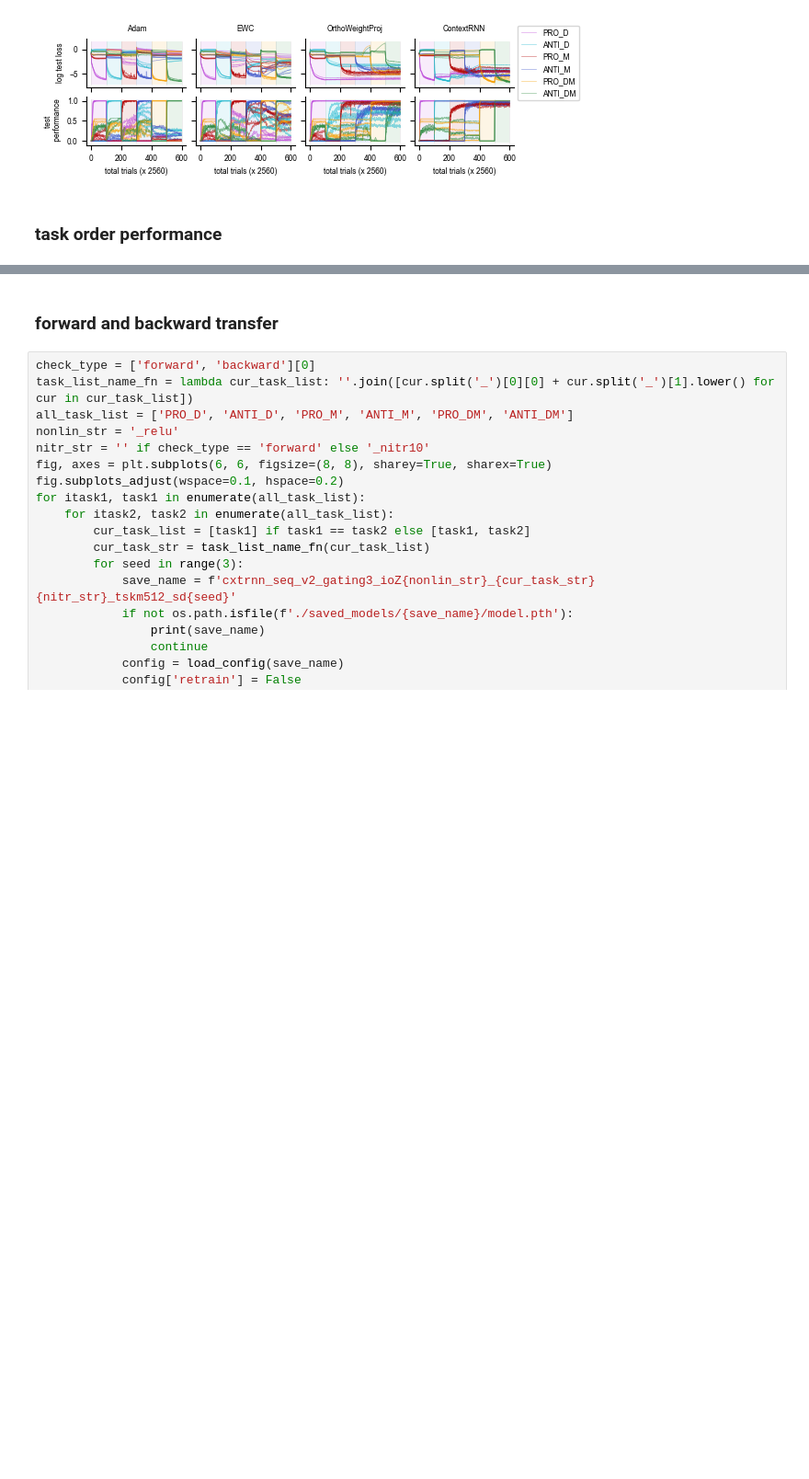
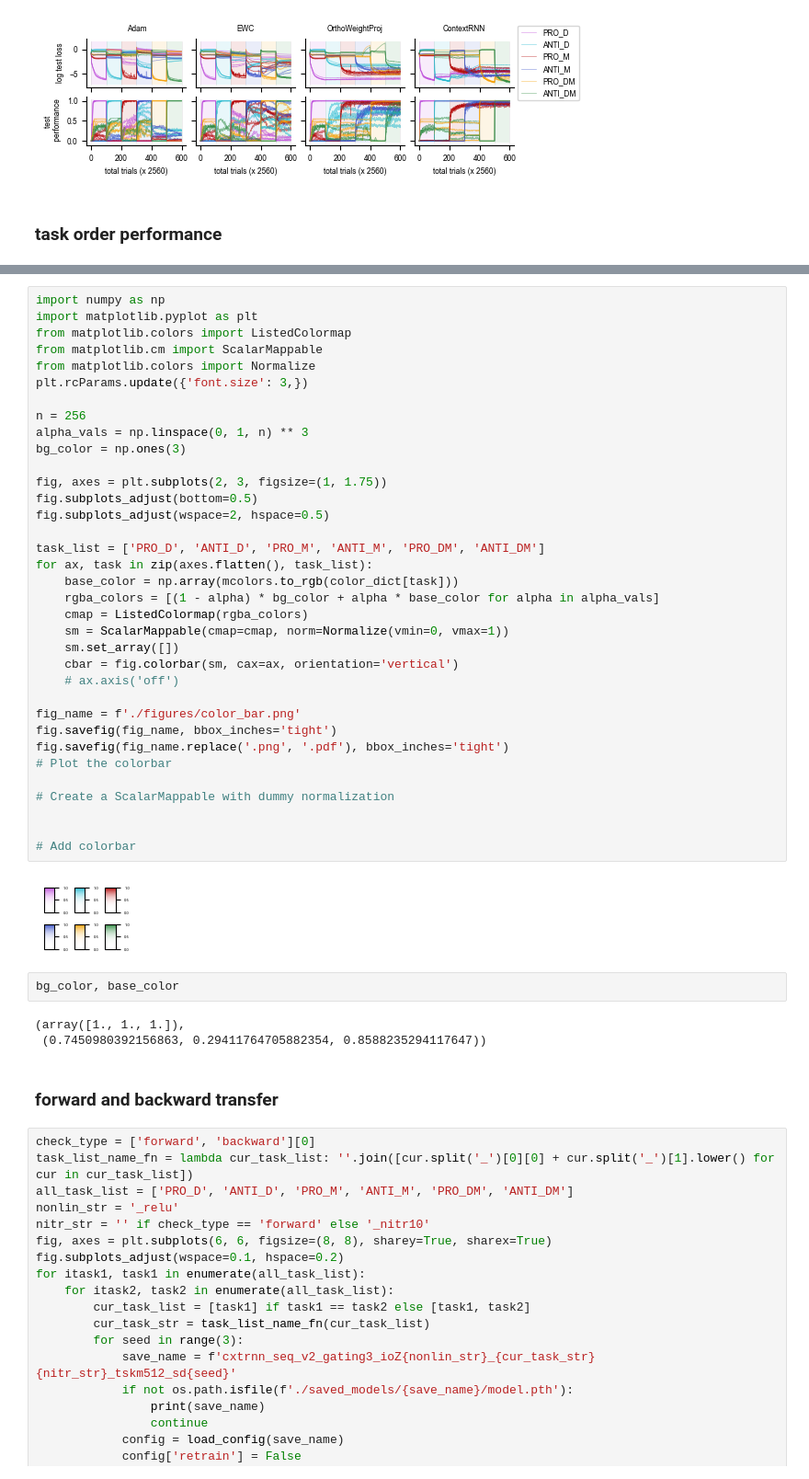
Before and after one commit to hzshan/context_inference_rnn, a Jupyter notebook: train.ipynb, the cells around one changed output, grey strips where cells are left out. Shown at 92% size. Cells and saved outputs as stored; diff of their text form; blank space fills up the shorter version.

```diff
--- a/train.ipynb
+++ b/train.ipynb
@@ -118,3 +155,45 @@ fig.savefig(f'./figures/task_order_performance.png', bbox_inches='tight')
+# %%
+import numpy as np
+import matplotlib.pyplot as plt
+from matplotlib.colors import ListedColormap
+from matplotlib.cm import ScalarMappable
+from matplotlib.colors import Normalize
+plt.rcParams.update({'font.size': 3,})
+
+n = 256
+alpha_vals = np.linspace(0, 1, n) ** 3
+bg_color = np.ones(3)
+
+fig, axes = plt.subplots(2, 3, figsize=(1, 1.75))
+fig.subplots_adjust(bottom=0.5)
+fig.subplots_adjust(wspace=2, hspace=0.5)
+
+task_list = ['PRO_D', 'ANTI_D', 'PRO_M', 'ANTI_M', 'PRO_DM', 'ANTI_DM']
+for ax, task in zip(axes.flatten(), task_list):
+    base_color = np.array(mcolors.to_rgb(color_dict[task]))
+    rgba_colors = [(1 - alpha) * bg_color + alpha * base_color for alpha in alpha_vals]
+    cmap = ListedColormap(rgba_colors)
+    sm = ScalarMappable(cmap=cmap, norm=Normalize(vmin=0, vmax=1))
+    sm.set_array([])
+    cbar = fig.colorbar(sm, cax=ax, orientation='vertical')
+    # ax.axis('off')
+
+fig_name = f'./figures/color_bar.png'
+fig.savefig(fig_name, bbox_inches='tight')
+fig.savefig(fig_name.replace('.png', '.pdf'), bbox_inches='tight')
+# Plot the colorbar
+
+# Create a ScalarMappable with dummy normalization
+
+
+# Add colorbar
+# %% [output]
+[figure, added]
+# %%
+bg_color, base_color
+# %% [output]
+(array([1., 1., 1.]),
+ (0.7450980392156863, 0.29411764705882354, 0.8588235294117647))
 # %% [markdown]
 ### forward and backward transfer
 # %%
```
Also changed, not shown: parts of 10 cells of this notebook, 3 other files.
